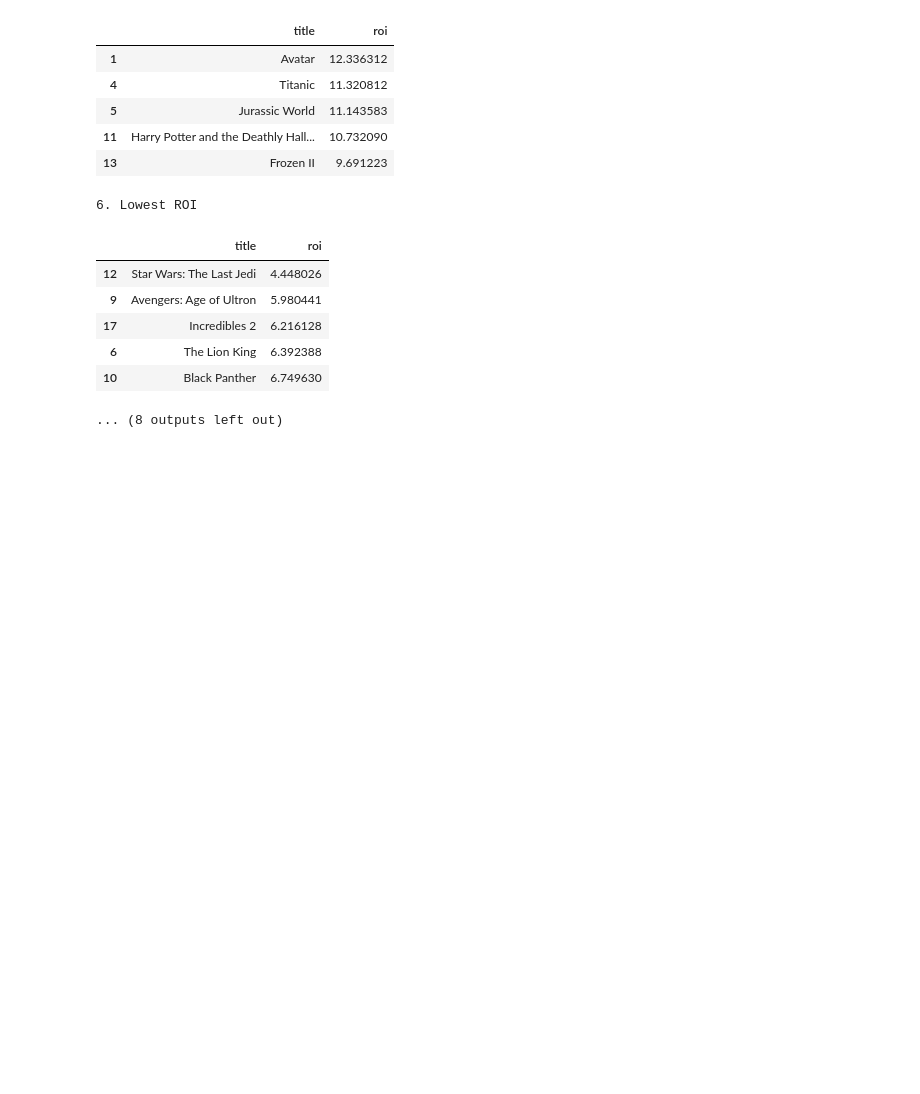
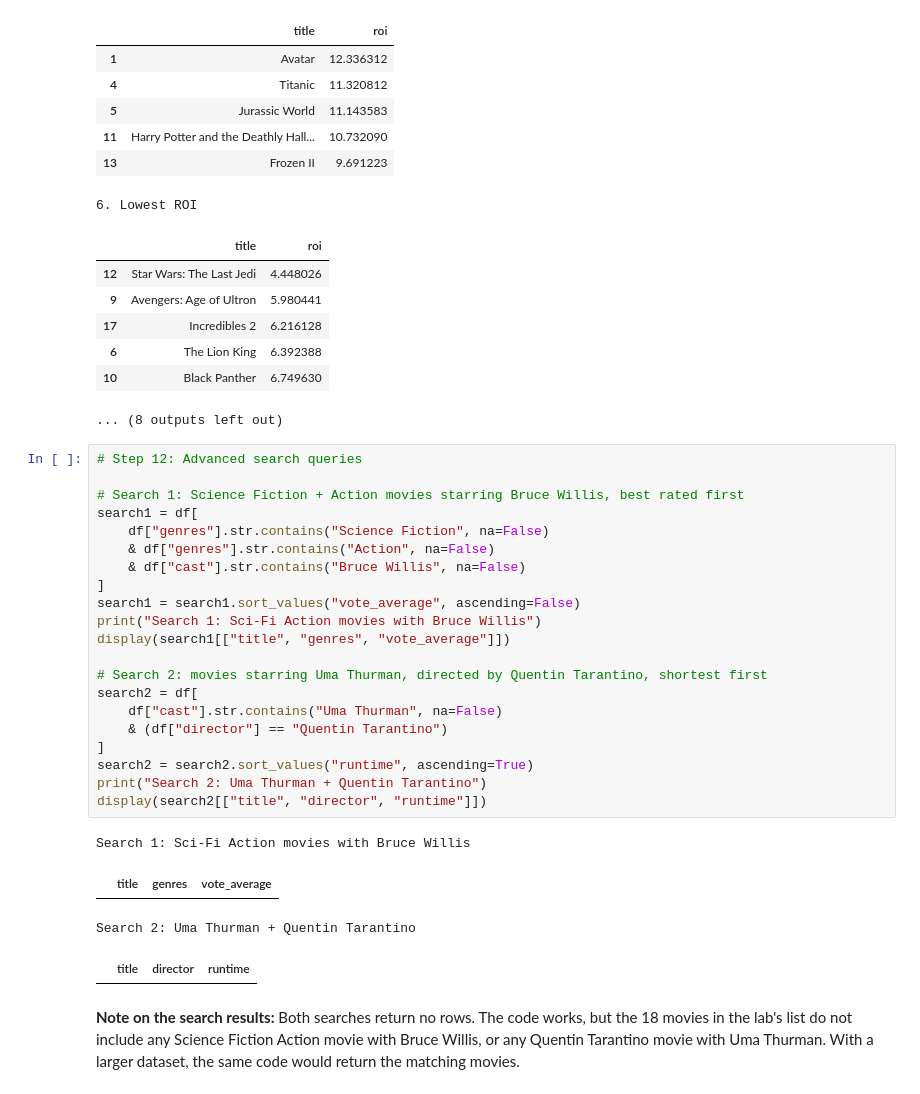
Before and after one commit to mutochris04-ctrl/tmdb-movie-data-analysis, a Jupyter notebook: tmdb_analysis.ipynb, the cells around one changed output. Drawn from its saved outputs; the diff is of its cells as text; blank space fills up the shorter version.

Commit message:
feat: add advanced search queries with a note on empty results

```diff
--- a/tmdb_analysis.ipynb
+++ b/tmdb_analysis.ipynb
@@ -299,3 +299,31 @@ print("10. Most Popular");      display(rank_movies(df, "popularity"))
 | 6 | The Lion King | 6.392388 |
 | 10 | Black Panther | 6.749630 |
 ... (8 outputs left out)
+# %%
+# Step 12: Advanced search queries
+
+# Search 1: Science Fiction + Action movies starring Bruce Willis, best rated first
+search1 = df[
+    df["genres"].str.contains("Science Fiction", na=False)
+    & df["genres"].str.contains("Action", na=False)
+    & df["cast"].str.contains("Bruce Willis", na=False)
+]
+search1 = search1.sort_values("vote_average", ascending=False)
+print("Search 1: Sci-Fi Action movies with Bruce Willis")
+display(search1[["title", "genres", "vote_average"]])
+
+# Search 2: movies starring Uma Thurman, directed by Quentin Tarantino, shortest first
+search2 = df[
+    df["cast"].str.contains("Uma Thurman", na=False)
+    & (df["director"] == "Quentin Tarantino")
+]
+search2 = search2.sort_values("runtime", ascending=True)
+print("Search 2: Uma Thurman + Quentin Tarantino")
+display(search2[["title", "director", "runtime"]])
+# %% [output]
+Search 1: Sci-Fi Action movies with Bruce Willis
+|  | title | genres | vote_average |
+Search 2: Uma Thurman + Quentin Tarantino
+|  | title | director | runtime |
+# %% [markdown]
+**Note on the search results:** Both searches return no rows. The code works, but the 18 movies in the lab's list do not include any Science Fiction Action movie with Bruce Willis, or any Quentin Tarantino movie with Uma Thurman. With a larger dataset, the same code would return the matching movies.
```
